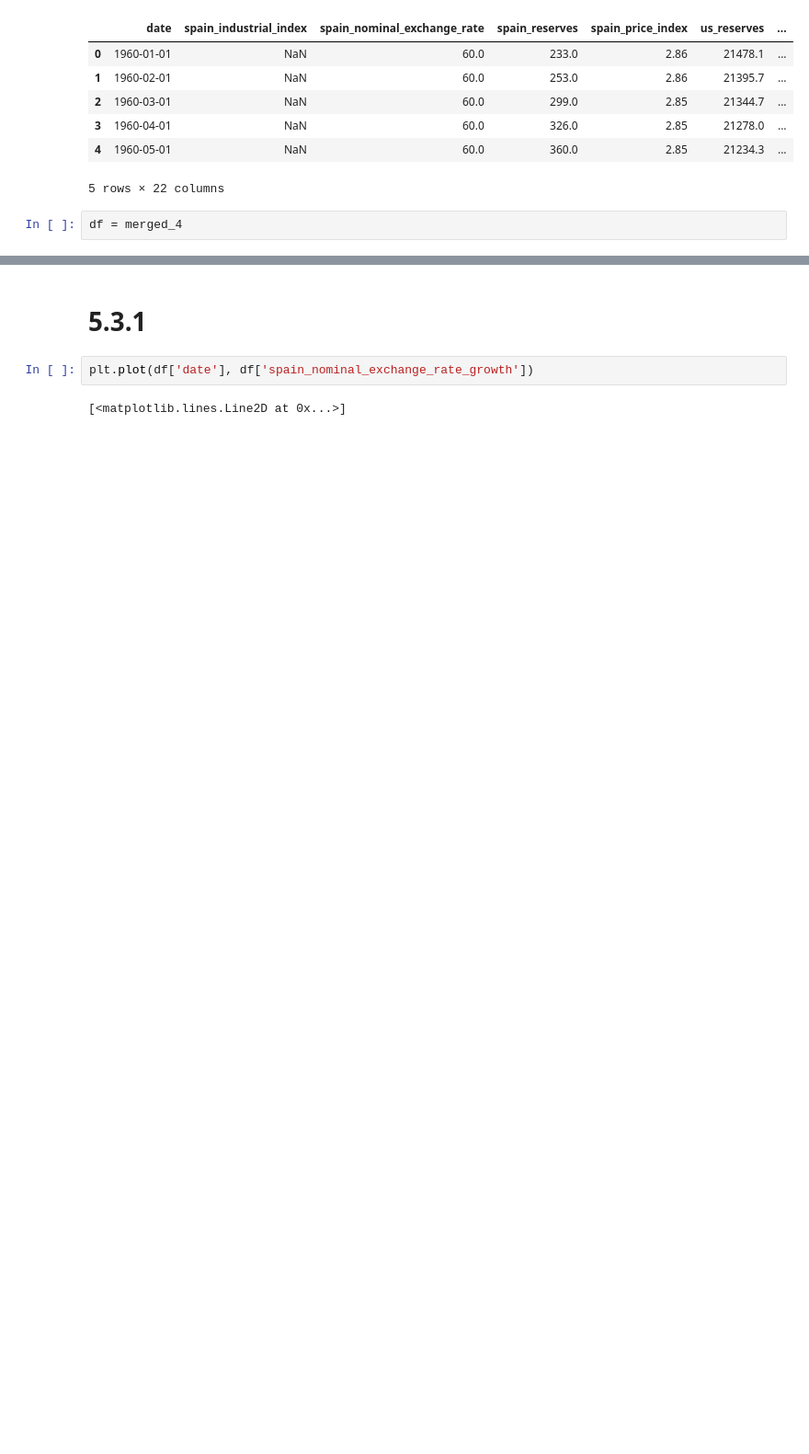
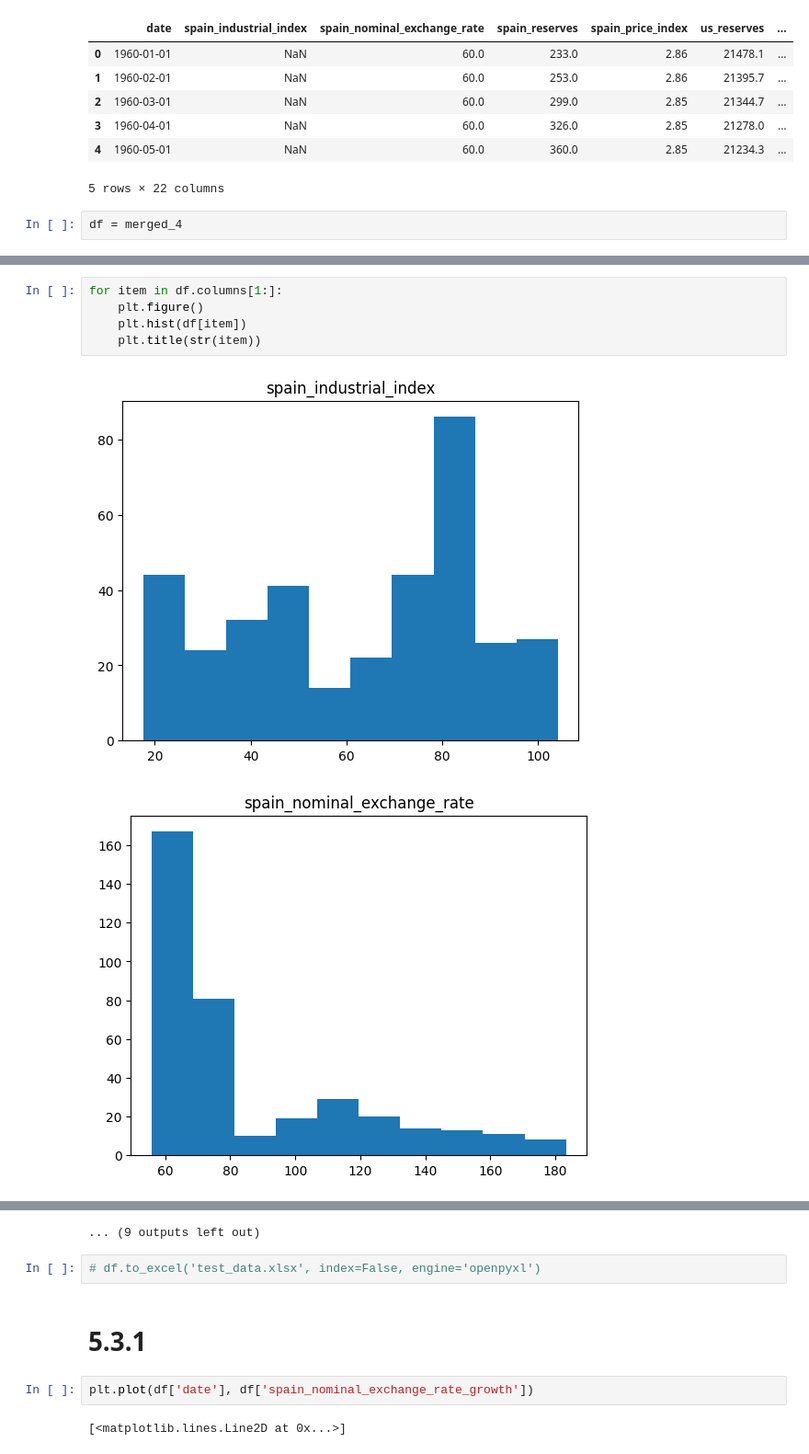
Before and after one commit to ruikai30/ec1b1_group_10, a Jupyter notebook: notebook.ipynb, the cells around one changed output, grey strips where cells are left out. Shown at 92% size. Drawn from its saved outputs; the diff is of its cells as text; blank space fills up the shorter version.

```diff
--- a/notebook.ipynb
+++ b/notebook.ipynb
@@ -189,0 +213,8 @@ df = merged_4
+# %%
+for item in df.columns[1:]:
+    plt.figure()
+    plt.hist(df[item])
+    plt.title(str(item))
+# %% [output]
+[figure, added]
+[figure, added]
@@ -190,3 +231,6 @@ df = merged_4
+... (9 outputs left out)
+# %%
+# df.to_excel('test_data.xlsx', index=False, engine='openpyxl')
 # %% [markdown]
 # **5.3.1**
 # %%
```
Also changed, not shown: parts of 3 cells of this notebook.
